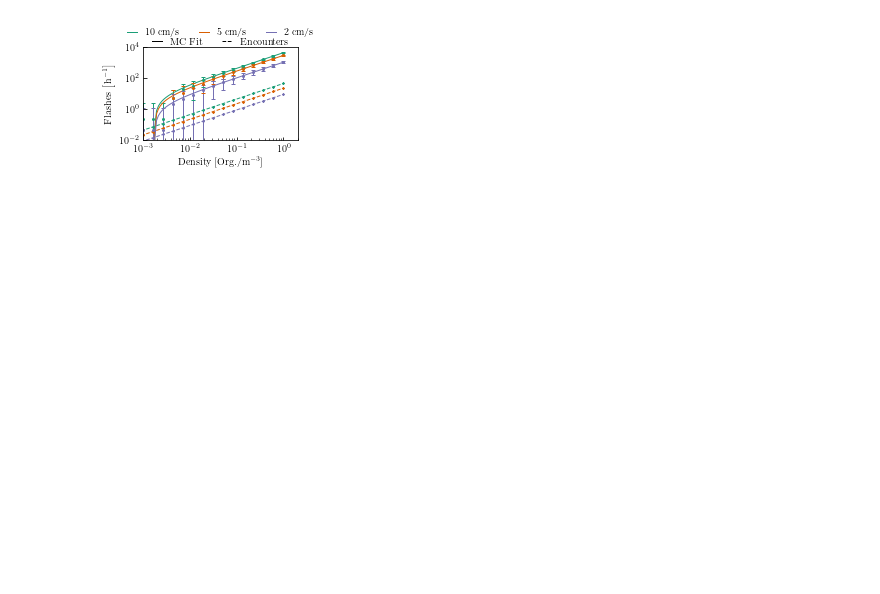
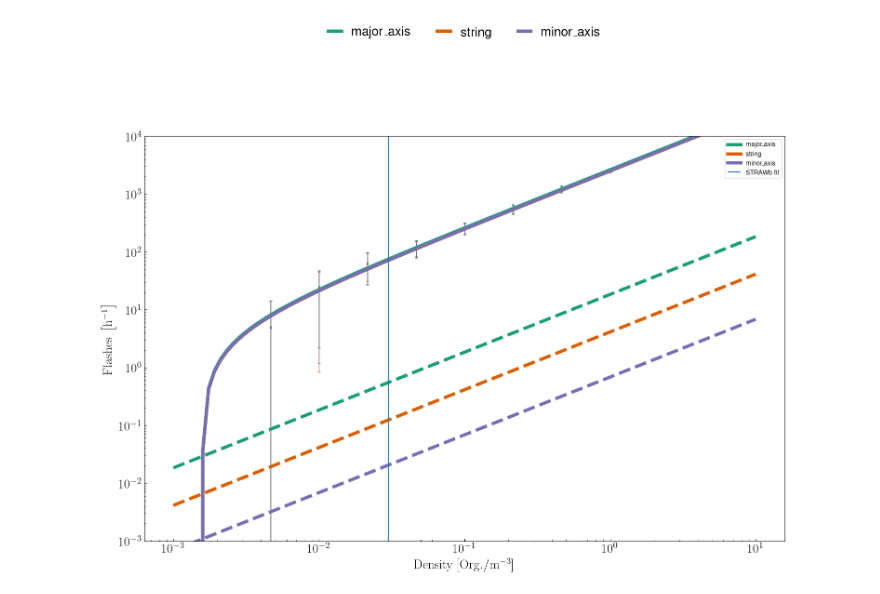
Before and after one commit to MeighenBergerS/fourth_day, a Jupyter notebook: examples/example_density_analysis.ipynb, the cells around one changed output. Cells and saved outputs as stored; diff of their text form; code cells hidden in the pictures; blank space fills up the shorter version.

```diff
--- a/examples/example_density_analysis.ipynb
+++ b/examples/example_density_analysis.ipynb
@@ -198,0 +242,4 @@ for model in water_models:
+# %%
+test_path = "../fourth_day/data/density/{}/density_data_density1.0".format('string') + '.p'
+temp_pkl=pd.read_pickle(test_path)
+temp_pkl
@@ -203,7 +323,7 @@ def priede_function(rad_sphere, rad_animal, v, density):
 
     Parameters
     ----------
-    rad_shere : float
+    rad_spere : float
         The radius of the sphere in m
     rad_animal : float
         The radius of the animal in m
@@ -227,75 +347,75 @@ data_priede = np.array([
     [0.043, 1.16],
     [0.018, 0.49]
 ])
-water_models = [
-    ["run_10cm_npy/", 0.1, 1, r'$10\;\mathrm{cm/s}$', '10cm', 12.],
-    ["run_5cm_npy/", 0.05, 2, r'$5\;\mathrm{cm/s}$', '5cm', 6.],
-    ["run_2cm_npy/", 0.02, 5, r'$2\;\mathrm{cm/s}$', '2cm', 2.4]
-]
+water_models = [["run_5cm_npy/", 0.05, 2, r'$5\;\mathrm{cm/s}$', '5cm', 6.]]
+densities = np.logspace(-3., 0., 10)
 # %%
 # Creating plots
-densities = {}
+densities_dict = {}
 plot_data = {}
 flash_dens = {}
 fit_lin = {}
 fit_poly = {}
 colors = ['#1b9e77', '#d95f02', '#7570b3']
-for model in water_models:
-    loaded_data = pickle.load(open("../data/storage/density_data_" + model[4] + '.p', "rb"))
-    densities[model[4]] = loaded_data[0]
-    plot_data[model[4]] = loaded_data[1]
-    flash_dens[model[4]] = loaded_data[2]
-    z1 = np.polyfit(densities[model[4]], plot_data[model[4]], 1, w=1./(flash_dens[model[4]]+1.))
+radii=[0.52,0.22,0.06]
+for i,position in enumerate(positions):
+    file_path = "../fourth_day/data/density/{}/density_data_density1.0".format(position) + '.p'
+    temp_pkl=pd.read_pickle(file_path)
+    densities_dict[position] = densities
+    plot_data[position] = np.asarray(temp_pkl[1])*water_models[0][5]
+    flash_dens[position] = np.asarray(temp_pkl[2])*water_models[0][5]
+    z1 = np.polyfit(densities_dict[position], plot_data[position], 1, w=1./(flash_dens[position]+1.))
     print(z1)
-    z2 = np.polyfit(densities[model[4]], plot_data[model[4]], 3)
-    fit_lin[model[4]] = np.poly1d(z1)
-    fit_poly[model[4]] = np.poly1d(z2)
+    z2 = np.polyfit(densities_dict[position], plot_data[position], 3)
+    fit_lin[position] = np.poly1d(z1)
+    fit_poly[position] = np.poly1d(z2)
 # ---------------------------------------------------------------------------------------------------
 # Plotting
 
 # Plotting standards
-std_size = 3.
-fontsize = 10.
-lw=1.
+std_size = 15.
+fontsize = 20.
+lw=5.
 h_length=1.
 export_dpi = 500  # Dpi for the image export
 # Plot figure with subplots of different sizes
 fig, ax1 = plt.subplots(1, 1, figsize=(std_size, std_size * 6. / 8.), sharex=True)
 # ---------------------------------------------------------------------------------------------------
 # Plot parameters
-ylow = 1e-3
-yhigh = 0.2
-# xlow = 0
-# xhigh = 10
+#ylow = 1e-3
+#yhigh = 0.2
+#xlow = 1e-3
+#xhigh = 2
 # ---------------------------------------------------------------------------------------------------
 # The average emissions
-for id_model, model in enumerate(water_models):
+for i,position in enumerate(positions):
     ax1.errorbar(
-        densities[model[4]],
-        plot_data[model[4]],
-        yerr=np.sqrt(plot_data[model[4]])*5.,
-        linestyle="None", marker='o', markersize=2, elinewidth=1, capsize=2., color=colors[id_model])
-    ax1.plot(np.logspace(-4, 0, 100), fit_lin[model[4]](np.logspace(-4, 0, 100)),
-             lw=lw, ls='-', color=colors[id_model], label=model[3])
-    ax1.plot(np.logspace(-4, 0, 100),
-             priede_function(0.15, 0.05, model[1], np.logspace(-4, 0, 100)) * 60. * 60.,
-             lw=lw, ls='--', color=colors[id_model])
-    ax1.errorbar(densities[model[4]],
-             priede_function(0.15, 0.05, model[1], densities[model[4]]) * 60. * 60.,
-             yerr=priede_function(0.15, 0.05, model[1], densities[model[4]]) * 60. * 60. * 0.1,
-             lw=lw, ls='', color=colors[id_model], marker='*', markersize=2)
-    # ax1.plot(np.logspace(-4, 0, 100), fit_poly[model[4]](np.logspace(-4, 0, 100)),
-    #          lw=lw, ls='-', color=colors[id_model])
+        densities_dict[position],
+        plot_data[position],
+        yerr=flash_dens[position],
+        linestyle="None", marker='o', markersize=2, elinewidth=1, capsize=2., color=colors[i])
+
+    ax1.plot(np.logspace(-3, 1, 100), fit_lin[position](np.logspace(-3, 1, 100)),
+             lw=lw, ls='-', color=colors[i], label=position)
+    ax1.plot(np.logspace(-3, 1, 100),
+             priede_function(radii[i], 0.05, water_models[0][1], np.logspace(-4, 0, 100)) * 60. * 60.,
+             lw=lw, ls='--', color=colors[i])
+
+#     ax1.errorbar(densities_dict[position],
+#              priede_function(radii[i], 0.05, water_models[0][1], densities_dict[position]) * 60. * 60.,
+#              yerr=priede_function(radii[i], 0.05, water_models[0][1], densities_dict[position]) * 60. * 60. * 0.1,
+#              lw=lw, ls='', color=colors[i], marker='*', markersize=2)
 # ax1.scatter(data_priede[:, 0], data_priede[:, 1], color='k')
 # ---------------------------------------------------------------------------------------------------
+ax1.vlines(x=0.03,ymin=1e-3,ymax=1e4,label='STRAWb fit')
 ax1.set_xlabel(r'$\mathrm{Density\; [Org. / m^{-3}]}$', fontsize=fontsize)
 ax1.set_ylabel(r'$\mathrm{Flashes}\;\left[\mathrm{h}^{-1}\right]$', fontsize=fontsize)
 ax1.set_xscale('log')
 ax1.set_yscale('log')
 ax1.tick_params(axis = 'both', which = 'major', labelsize=fontsize, direction='in')
 ax1.tick_params(axis = 'both', which = 'minor', labelsize=fontsize, direction='in')
-ax1.set_xlim(1e-3, 2e0)
-ax1.set_ylim(1e-2, 1e4)
+#ax1.set_xlim(1e-3, 2e0)
+ax1.set_ylim(1e-3, 1e4)
 # --------------------------------------------------------------------------------------------------
 custom_lines = [Line2D([0], [0], color='k', lw=1, ls='-', label=r'$\mathrm{MC\;Fit}$'),
                 Line2D([0], [0], color='k', lw=1, ls='--', label=r'$\mathrm{Encounters}$')]
@@ -312,6 +432,7 @@ ax1.add_artist(lgd1)
 # General
 plt.tight_layout()
 plt.subplots_adjust(wspace=0, hspace=0)
+plt.legend()
 plt.show()
 fig.savefig(PICS + "MC_Peak_Count_Average.png",
             bbox_inches='tight', dpi=export_dpi)
@@ -322 +443 @@ fig.savefig(PICS + "MC_Peak_Count_Average.png",
-[figure, old version]
+[figure, new version]
```
Also changed, not shown: parts of 11 cells of this notebook, 14 other files.
